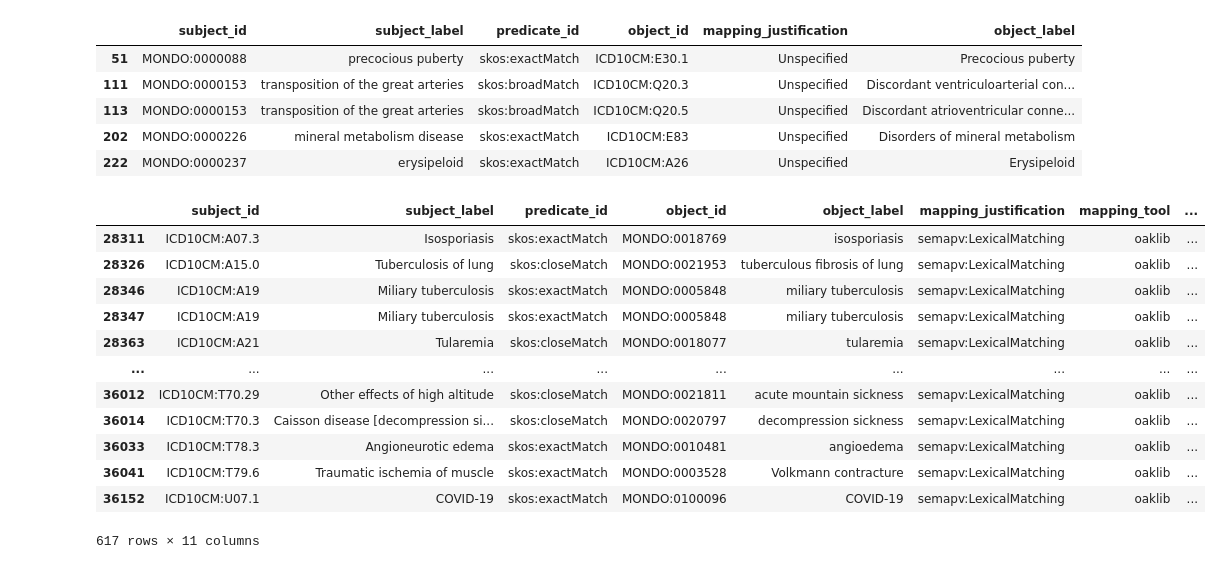
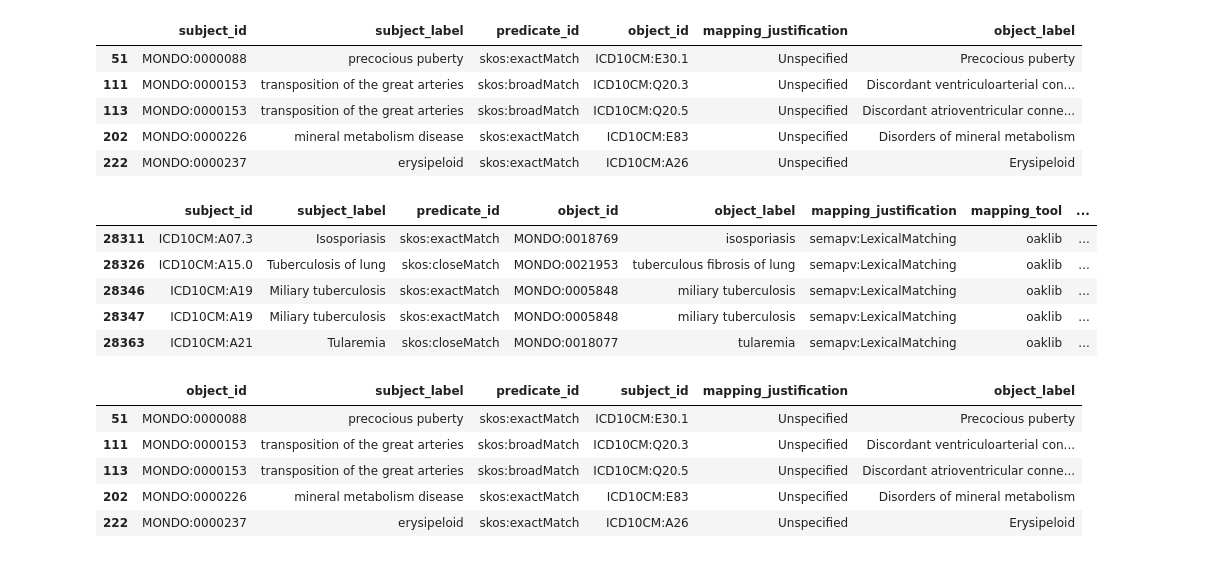
Before and after one commit to monarch-initiative/mondo-ingest, a Jupyter notebook: src/scripts/oak-lexmatch-sssom-compare.ipynb, the cells around one changed output. Saved outputs shown, nothing was run; the diff lists cells and outputs as text; code cells hidden in the pictures.

```diff
--- a/src/scripts/oak-lexmatch-sssom-compare.ipynb
+++ b/src/scripts/oak-lexmatch-sssom-compare.ipynb
@@ -63,25 +63,36 @@ msdf_mondo.df.head()
 # %%
 # msdf_lex.df[msdf_lex.df['object_id'].str.contains('ICD')]
 condition_1 = msdf_lex.df['object_id'].str.contains("ICD10CM")
 condition_2 = msdf_lex.df['subject_id'].str.contains("MONDO")
 condition_3 = msdf_lex.df['object_id'].str.contains("MONDO")
 condition_4 = msdf_lex.df['subject_id'].str.contains("ICD10CM")
 msdf_lex.df = msdf_lex.df[(condition_1 & condition_2) | (condition_3 & condition_4)]
-msdf_lex.df
+msdf_lex.df.head()
 # %% [output]
 |  | subject_id | subject_label | predicate_id | object_id | object_label | mapping_justification | mapping_tool | ... |
 | 28311 | ICD10CM:A07.3 | Isosporiasis | skos:exactMatch | MONDO:0018769 | isosporiasis | semapv:LexicalMatching | oaklib | ... |
 | 28326 | ICD10CM:A15.0 | Tuberculosis of lung | skos:closeMatch | MONDO:0021953 | tuberculous fibrosis of lung | semapv:LexicalMatching | oaklib | ... |
 | 28346 | ICD10CM:A19 | Miliary tuberculosis | skos:exactMatch | MONDO:0005848 | miliary tuberculosis | semapv:LexicalMatching | oaklib | ... |
 | 28347 | ICD10CM:A19 | Miliary tuberculosis | skos:exactMatch | MONDO:0005848 | miliary tuberculosis | semapv:LexicalMatching | oaklib | ... |
 | 28363 | ICD10CM:A21 | Tularemia | skos:closeMatch | MONDO:0018077 | tularemia | semapv:LexicalMatching | oaklib | ... |
-| ... | ... | ... | ... | ... | ... | ... | ... | ... |
-| 36012 | ICD10CM:T70.29 | Other effects of high altitude | skos:closeMatch | MONDO:0021811 | acute mountain sickness | semapv:LexicalMatching | oaklib | ... |
-| 36014 | ICD10CM:T70.3 | Caisson disease [decompression si... | skos:closeMatch | MONDO:0020797 | decompression sickness | semapv:LexicalMatching | oaklib | ... |
-| 36033 | ICD10CM:T78.3 | Angioneurotic edema | skos:exactMatch | MONDO:0010481 | angioedema | semapv:LexicalMatching | oaklib | ... |
-| 36041 | ICD10CM:T79.6 | Traumatic ischemia of muscle | skos:exactMatch | MONDO:0003528 | Volkmann contracture | semapv:LexicalMatching | oaklib | ... |
-| 36152 | ICD10CM:U07.1 | COVID-19 | skos:exactMatch | MONDO:0100096 | COVID-19 | semapv:LexicalMatching | oaklib | ... |
-617 rows × 11 columns
+# %%
+duplicate_df_lex = msdf_lex.df.copy()
+duplicate_df_mondo = msdf_mondo.df.head().copy()
+
+duplicate_df_lex = duplicate_df_lex.rename(columns={"subject_id": "object_id","object_id": "subject_id" })
+duplicate_df_mondo = duplicate_df_mondo.rename(columns={"subject_id": "object_id","object_id": "subject_id" })
+
+
+msdf_lex.df = pd.concat([duplicate_df_lex, msdf_lex.df]).drop_duplicates()
+msdf_mondo.df = pd.concat([duplicate_df_mondo, msdf_mondo.df]).drop_duplicates()
+msdf_mondo.df.head()
+# %% [output]
+|  | object_id | subject_label | predicate_id | subject_id | mapping_justification | object_label |
+| 51 | MONDO:0000088 | precocious puberty | skos:exactMatch | ICD10CM:E30.1 | Unspecified | Precocious puberty |
+| 111 | MONDO:0000153 | transposition of the great arteries | skos:broadMatch | ICD10CM:Q20.3 | Unspecified | Discordant ventriculoarterial con... |
+| 113 | MONDO:0000153 | transposition of the great arteries | skos:broadMatch | ICD10CM:Q20.5 | Unspecified | Discordant atrioventricular conne... |
+| 202 | MONDO:0000226 | mineral metabolism disease | skos:exactMatch | ICD10CM:E83 | Unspecified | Disorders of mineral metabolism |
+| 222 | MONDO:0000237 | erysipeloid | skos:exactMatch | ICD10CM:A26 | Unspecified | Erysipeloid |
 # %%
 comparison_ms_diff = compare_dataframes(msdf_mondo.df, msdf_lex.df)
 comparison_df = comparison_ms_diff.combined_dataframe
```
Also changed, not shown: parts of 10 cells of this notebook, 9 other files.
